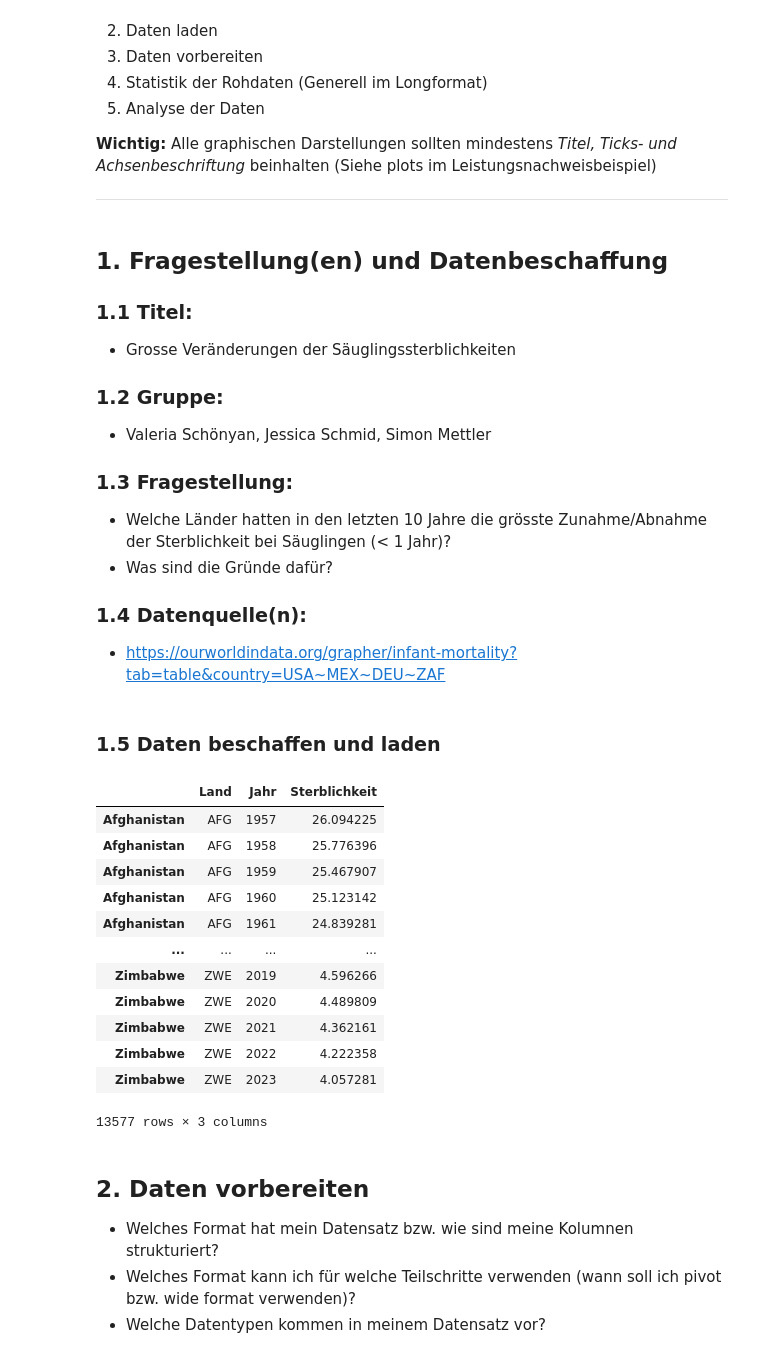
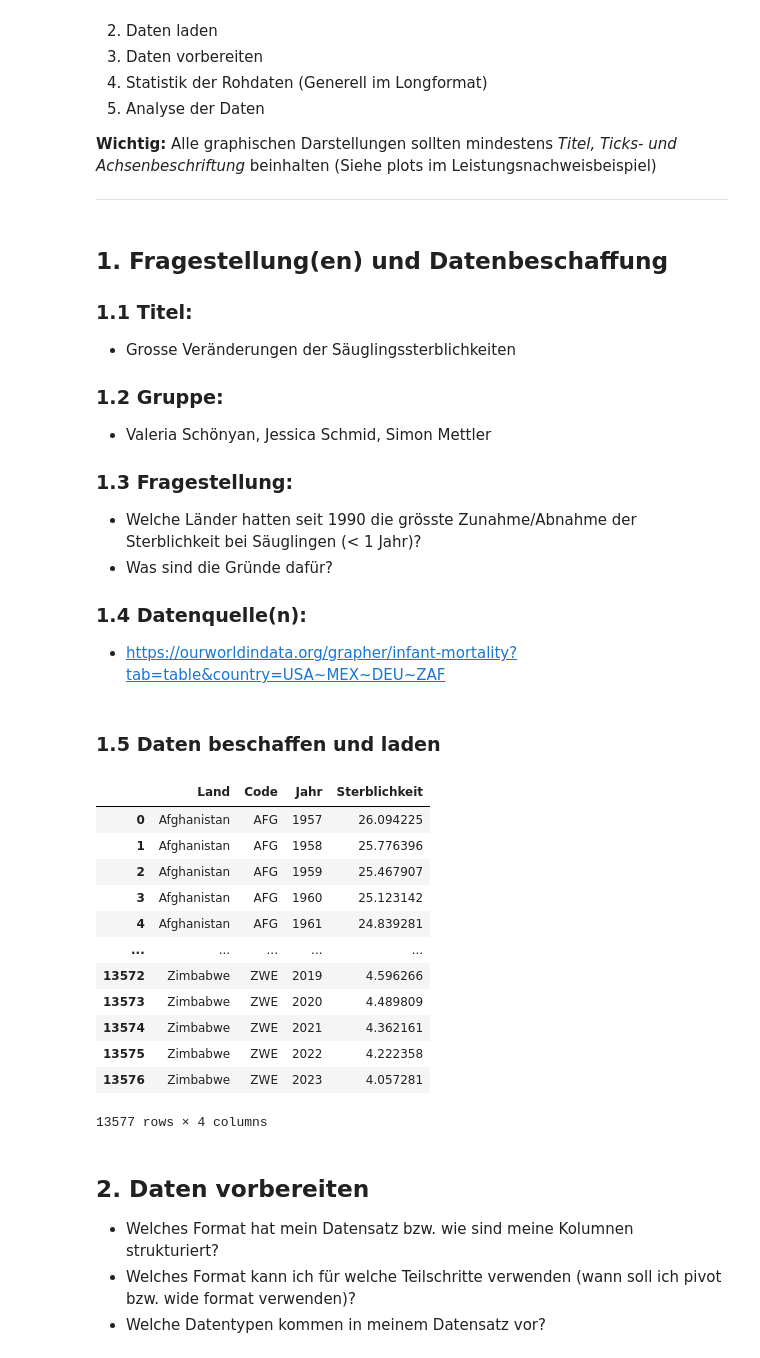
Before and after one commit to jemelie427/Leistungsnachweis-GitHub, a Jupyter notebook: Leistungsnachweis_Python_Säuglingssterblichkeit.ipynb, the cells around one changed output. Cells and saved outputs as stored; diff of their text form; code cells hidden in the pictures.

```diff
--- a/Leistungsnachweis_Python_Säuglingssterblichkeit.ipynb
+++ b/Leistungsnachweis_Python_Säuglingssterblichkeit.ipynb
@@ -22,7 +22,7 @@ Dieses Notebook soll euch als Grundgerüst für euren Leistungsnachweis dienen.
 ### 1.2 Gruppe:
 - Valeria Schönyan, Jessica Schmid, Simon Mettler
 ### 1.3 Fragestellung:
-- Welche Länder hatten in den letzten 10 Jahre die grösste Zunahme/Abnahme der Sterblichkeit bei Säuglingen (< 1 Jahr)?
+- Welche Länder hatten seit 1990 die grösste Zunahme/Abnahme der Sterblichkeit bei Säuglingen (< 1 Jahr)?
 - Was sind die Gründe dafür?
 ### 1.4 Datenquelle(n):
 - https://ourworldindata.org/grapher/infant-mortality?tab=table&country=USA~MEX~DEU~ZAF
@@ -33,25 +33,25 @@ Dieses Notebook soll euch als Grundgerüst für euren Leistungsnachweis dienen.
 
 import pandas as pd
 # %%
-# lade hier deine Daten
+
 
 df = pd.read_csv('infant-mortality.csv', skiprows=1,
-                 names=['Land','Jahr','Sterblichkeit'])
+                 names=['Land','Code','Jahr','Sterblichkeit'])
 df
 # %% [output]
-|  | Land | Jahr | Sterblichkeit |
-| Afghanistan | AFG | 1957 | 26.094225 |
-| Afghanistan | AFG | 1958 | 25.776396 |
-| Afghanistan | AFG | 1959 | 25.467907 |
-| Afghanistan | AFG | 1960 | 25.123142 |
-| Afghanistan | AFG | 1961 | 24.839281 |
-| ... | ... | ... | ... |
-| Zimbabwe | ZWE | 2019 | 4.596266 |
-| Zimbabwe | ZWE | 2020 | 4.489809 |
-| Zimbabwe | ZWE | 2021 | 4.362161 |
-| Zimbabwe | ZWE | 2022 | 4.222358 |
-| Zimbabwe | ZWE | 2023 | 4.057281 |
+|  | Land | Code | Jahr | Sterblichkeit |
+| 0 | Afghanistan | AFG | 1957 | 26.094225 |
+| 1 | Afghanistan | AFG | 1958 | 25.776396 |
+| 2 | Afghanistan | AFG | 1959 | 25.467907 |
+| 3 | Afghanistan | AFG | 1960 | 25.123142 |
+| 4 | Afghanistan | AFG | 1961 | 24.839281 |
+| ... | ... | ... | ... | ... |
+| 13572 | Zimbabwe | ZWE | 2019 | 4.596266 |
+| 13573 | Zimbabwe | ZWE | 2020 | 4.489809 |
+| 13574 | Zimbabwe | ZWE | 2021 | 4.362161 |
+| 13575 | Zimbabwe | ZWE | 2022 | 4.222358 |
+| 13576 | Zimbabwe | ZWE | 2023 | 4.057281 |
-13577 rows × 3 columns
+13577 rows × 4 columns
 # %% [markdown]
 ## 2. Daten vorbereiten
 - Welches Format hat mein Datensatz bzw. wie sind meine Kolumnen strukturiert?
```
Also changed, not shown: parts of 12 cells of this notebook.
